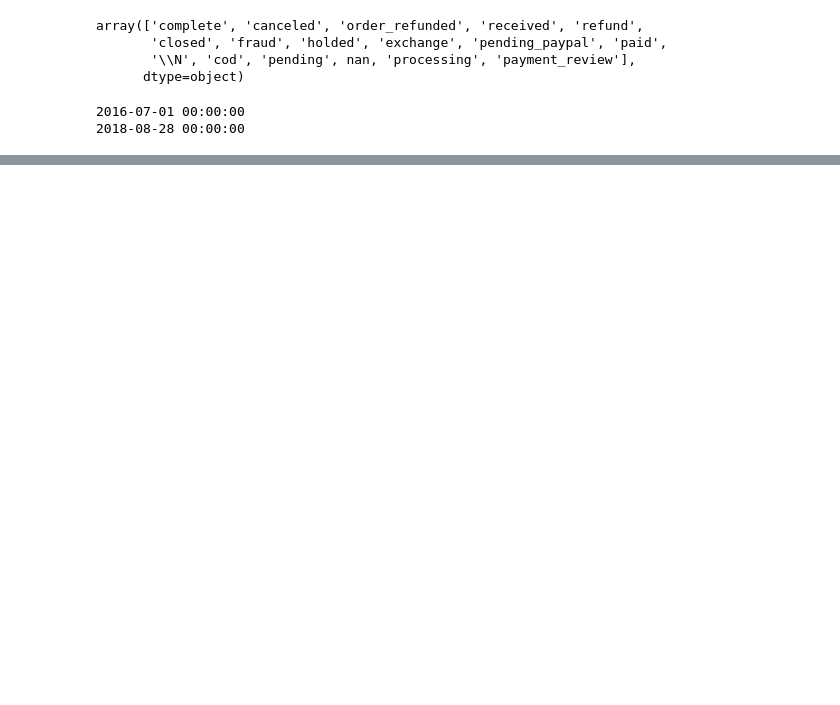
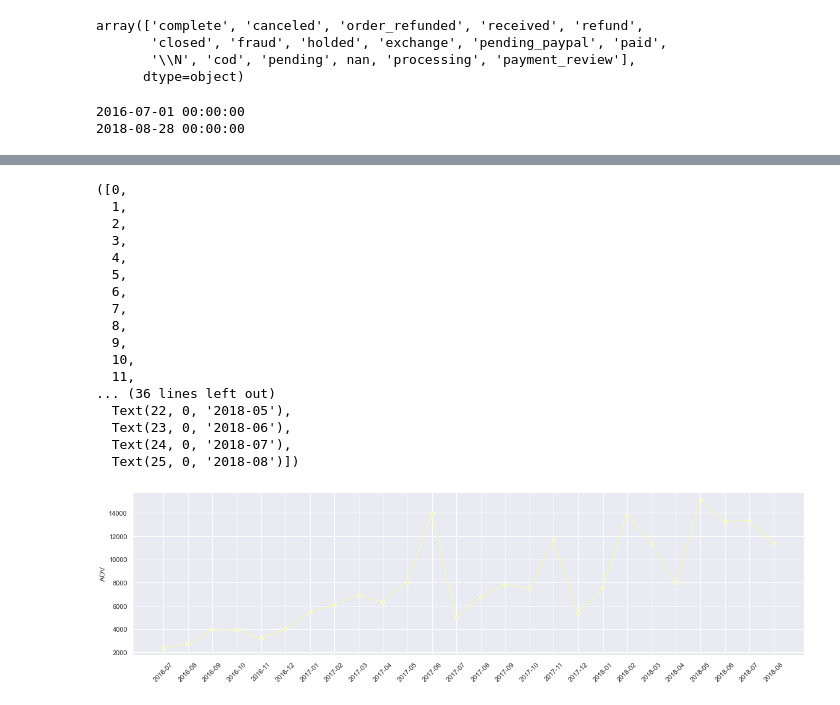
Before and after one commit to LiangYuDer/E-commerce-Analysis, a Jupyter notebook: ec_analysis.ipynb, the cells around one changed output, grey strips where cells are left out. Cells and saved outputs as stored; diff of their text form; code cells hidden in the pictures; blank space fills up the shorter version.

```diff
--- a/ec_analysis.ipynb
+++ b/ec_analysis.ipynb
@@ -153,0 +152,9 @@ plt.xticks(rotation=45)
+# %%
+created_at_y_m = dt["Year"].astype(str) + "-" + dt["Month"]
+dt.insert(0,"Year_Month",created_at_y_m)
+# %%
+#2 統計每月份客單價 每月收入/訂單總數
+orders = dt[dt["status"] == "completed"].groupby("Year_Month")["increment_id"].nunique().reset_index()
+revenue["total_order"] = orders["increment_id"]
+revenue["AOV"] = revenue["grand_total"]/revenue["total_order"]
+revenue[["Year_Month","grand_total","total_order","AOV"]]
@@ -153,0 +179,26 @@ plt.xticks(rotation=45)
+# %%
+fig, ax = plt.subplots(figsize=(20, 5))
+sns.set(style="darkgrid", palette="YlGn")
+sns.lineplot(data=revenue, x="Year_Month", y="AOV",marker="o")
+ax.set_xlabel("")
+ax.set_ylabel("AOV")
+plt.xticks(rotation=45)
+# %% [output]
+([0,
+  1,
+  2,
+  3,
+  4,
+  5,
+  6,
+  7,
+  8,
+  9,
+  10,
+  11,
+... (36 lines left out)
+  Text(22, 0, '2018-05'),
+  Text(23, 0, '2018-06'),
+  Text(24, 0, '2018-07'),
+  Text(25, 0, '2018-08')])
+[figure, added]
```
Also changed, not shown: parts of 22 cells of this notebook.
